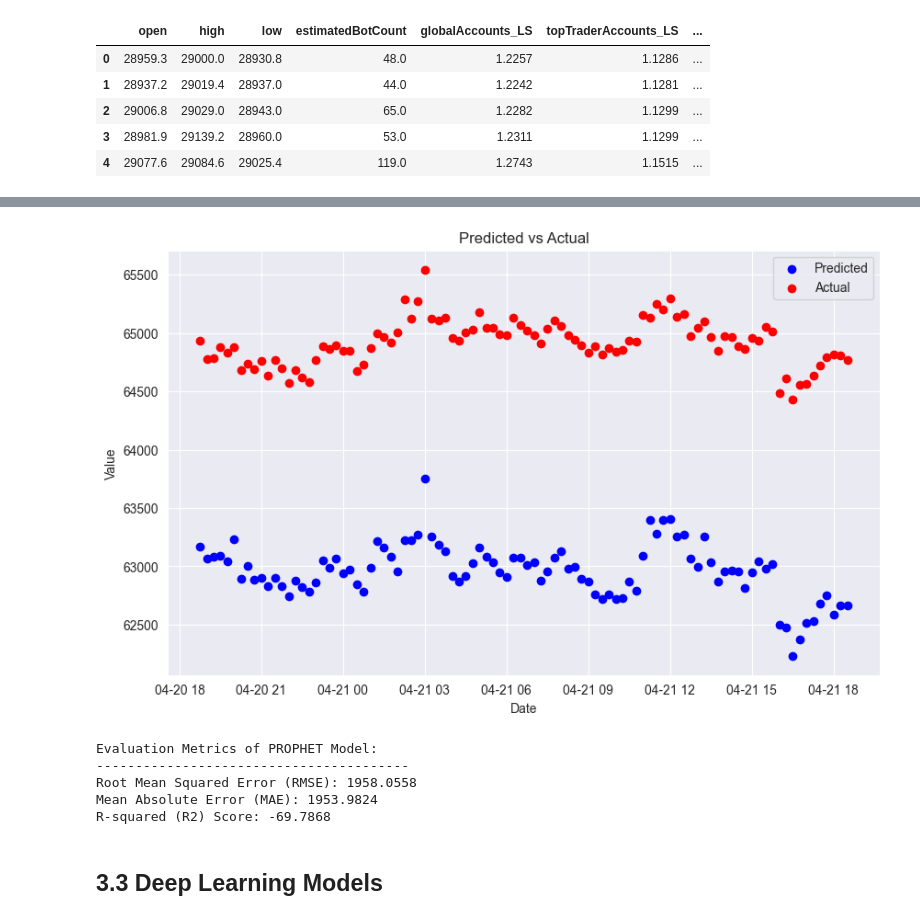
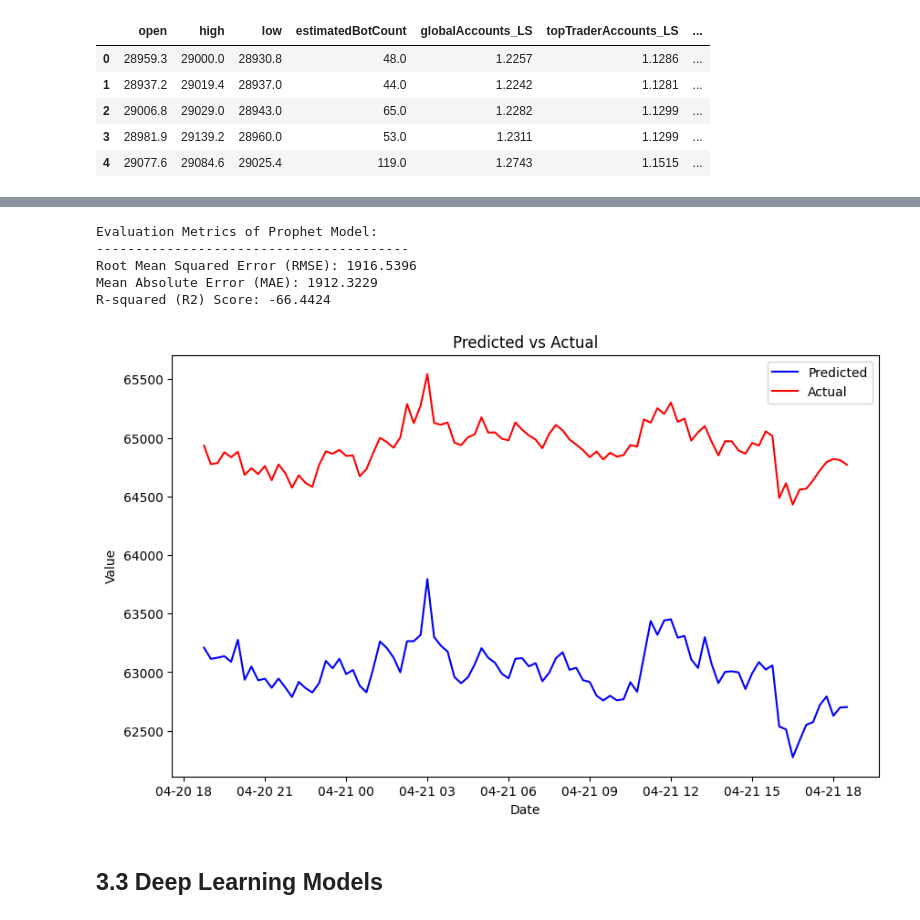
Before and after one commit to emrecobann/SurfingBTCWaves, a Jupyter notebook: SurfingBTC.ipynb, the cells around one changed output, grey strips where cells are left out. Drawn from its saved outputs; the diff is of its cells as text; code cells hidden in the pictures.

```diff
--- a/SurfingBTC.ipynb
+++ b/SurfingBTC.ipynb
@@ -410,3 +393,19 @@ test_df = pd.DataFrame(test_scaled, columns=column_names, index=test_df_original
+# %%
+# Extract column names
+column_names = train_df_original.columns
+
+# Initialize the scaler
+scaler = MinMaxScaler()
+
+# Scale the data
+train_scaled = scaler.fit_transform(train_df_original)
+val_scaled = scaler.transform(val_df_original)
+test_scaled = scaler.transform(test_df_original)
+
+# Create new DataFrames with scaled data and original column names
+train_df = pd.DataFrame(train_scaled, columns=column_names, index=train_df_original.index)
+val_df = pd.DataFrame(val_scaled, columns=column_names, index=val_df_original.index)
+test_df = pd.DataFrame(test_scaled, columns=column_names, index=test_df_original.index)
 # %% [markdown]
 <a id=2.7></a>
 ## 2.7 Splitting Target and Input Features
@@ -475,7 +474,7 @@ def plot_predictions(truth, preds):
     plt.show()
 
 
-def evaluate_predictions(truth, preds):
+def evaluate_predictions(model_name, truth, preds):
     # Convert inputs to numpy arrays
     truth = np.array(truth)
     preds = np.array(preds)
@@ -490,6 +489,8 @@ def evaluate_predictions(truth, preds):
     r2 = r2_score(truth, preds)
 
     # Print the evaluation metrics
+    print(f"Evaluation Metrics of {model_name}:\n"
+      "----------------------------------------")
     print("Root Mean Squared Error (RMSE): {:.4f}".format(rmse))
     print("Mean Absolute Error (MAE): {:.4f}".format(mae))
     print("R-squared (R2) Score: {:.4f}".format(r2))
@@ -770,26 +763,23 @@ prophet_model.plot(prophet_forecast_data_original)
 # %%
+# Evaluation of predictions
+evaluate_predictions("Prophet Model", prophet_result_df.iloc[-96:]["yhat"], test_df_original["close"].iloc[-96:])
+
 # Plot the forecasting results of Prophet model
 plt.figure(figsize=(10, 6))
-plt.scatter(prophet_result_df.iloc[-96:]["ds"], prophet_result_df.iloc[-96:]["yhat"], label="Predicted", color="blue")
-plt.scatter(prophet_result_df.iloc[-96:]["ds"], test_df_original["close"].iloc[-96:], label="Actual", color="red")
+plt.plot(prophet_result_df.iloc[-96:]["ds"], prophet_result_df.iloc[-96:]["yhat"], label="Predicted", color="blue")
+plt.plot(prophet_result_df.iloc[-96:]["ds"], test_df_original["close"].iloc[-96:], label="Actual", color="red")
 plt.xlabel("Date")
 plt.ylabel("Value")
 plt.title("Predicted vs Actual")
 plt.legend()
 plt.show()
 # %% [output]
+Evaluation Metrics of Prophet Model:
+----------------------------------------
+Root Mean Squared Error (RMSE): 1916.5396
+Mean Absolute Error (MAE): 1912.3229
+R-squared (R2) Score: -66.4424
-[figure, old version]
+[figure, new version]
-# %%
-# Evaluation of Predictions
-print("Evaluation Metrics of PROPHET Model:\n"
-      "----------------------------------------")
-evaluate_predictions(prophet_result_df.iloc[-96:]["yhat"], test_df_original["close"].iloc[-96:])
-# %% [output]
-Evaluation Metrics of PROPHET Model:
-----------------------------------------
-Root Mean Squared Error (RMSE): 1958.0558
-Mean Absolute Error (MAE): 1953.9824
-R-squared (R2) Score: -69.7868
 # %% [markdown]
 <a id=3.3></a>
 ## 3.3 Deep Learning Models
```
Also changed, not shown: parts of 55 cells of this notebook.
